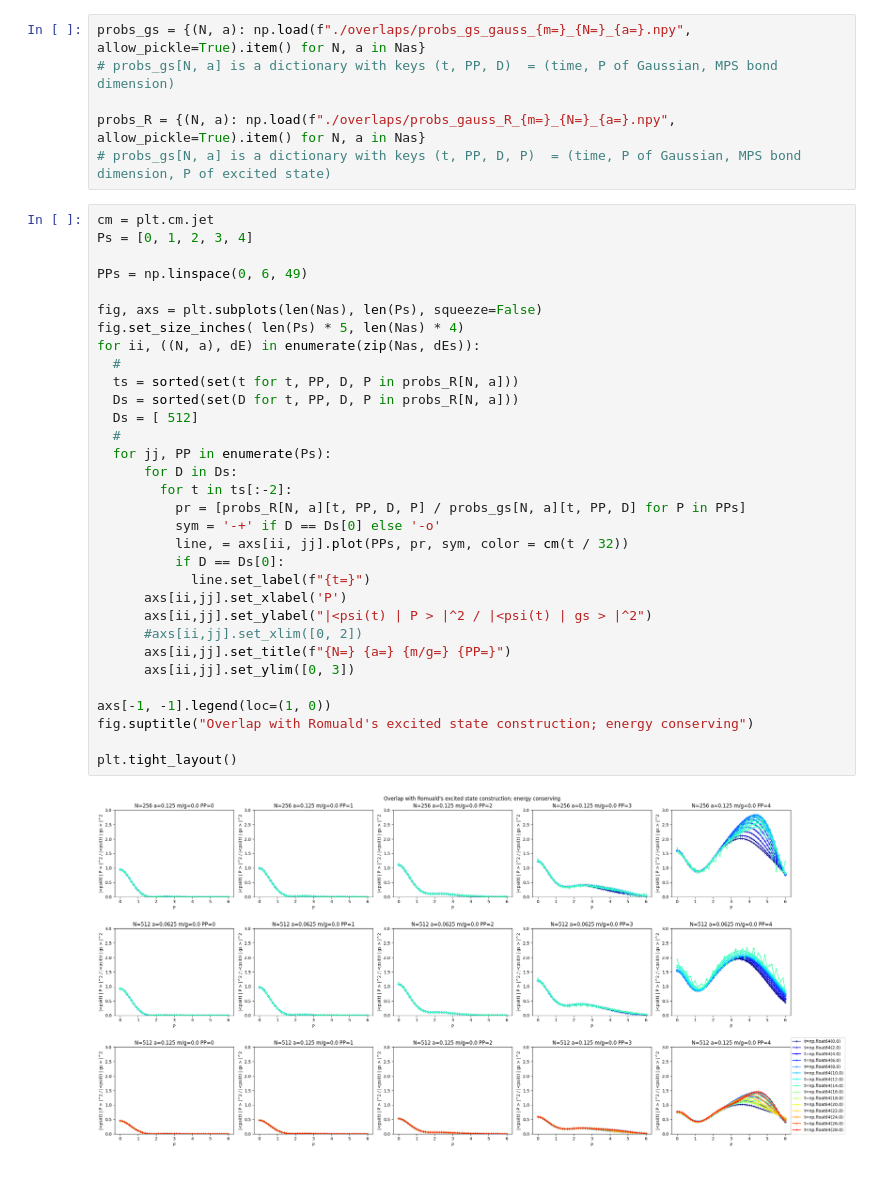
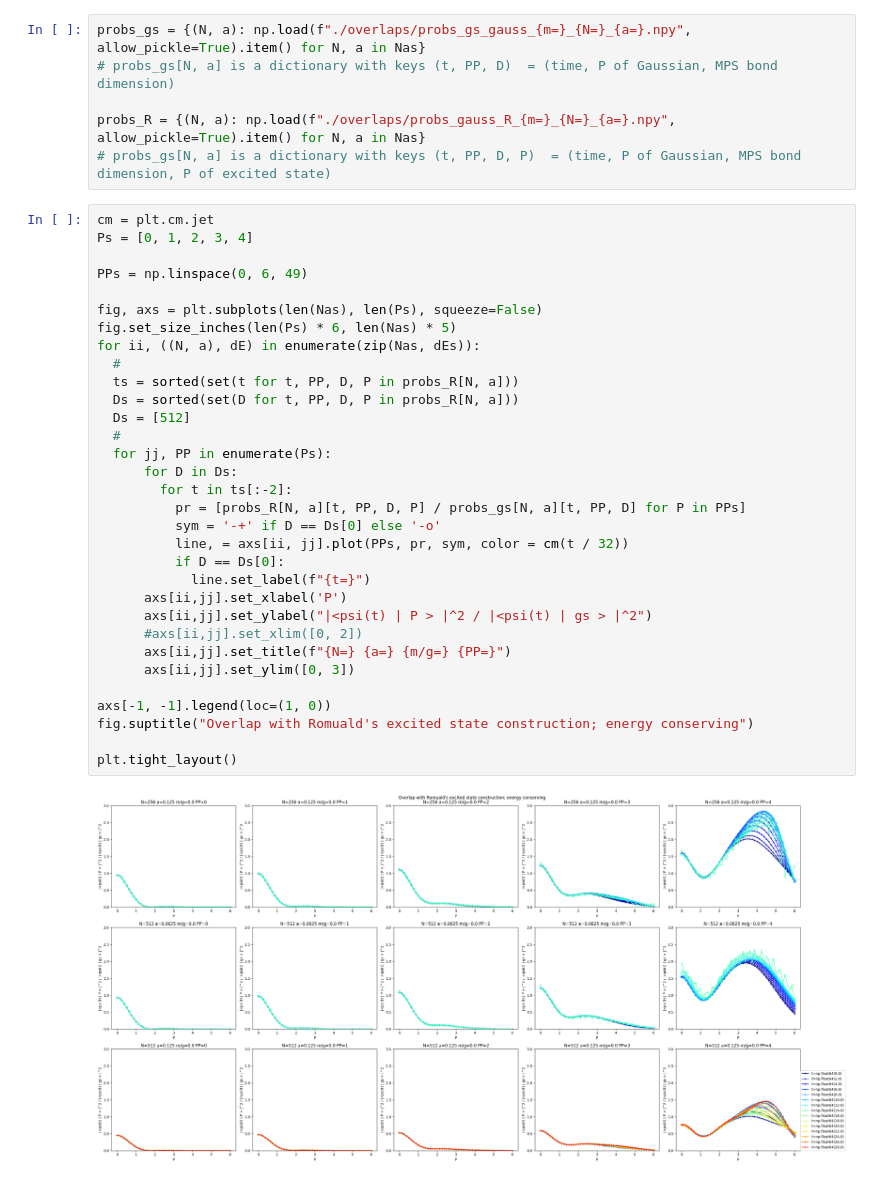
Before and after one commit to marekrams/pdf, a Jupyter notebook: multiplicity_gauss_m=0_view_rerun.ipynb, the cells around one changed output. Cells and saved outputs as stored; diff of their text form.

```diff
--- a/multiplicity_gauss_m=0_view_rerun.ipynb
+++ b/multiplicity_gauss_m=0_view_rerun.ipynb
@@ -26,34 +26,34 @@ probs_R = {(N, a): np.load(f"./overlaps/probs_gauss_R_{m=}_{N=}_{a=}.npy", allow
 cm = plt.cm.jet
 Ps = [0, 1, 2, 3, 4]
 
 PPs = np.linspace(0, 6, 49)
 
 fig, axs = plt.subplots(len(Nas), len(Ps), squeeze=False)
-fig.set_size_inches( len(Ps) * 5, len(Nas) * 4)
+fig.set_size_inches(len(Ps) * 6, len(Nas) * 5)
 for ii, ((N, a), dE) in enumerate(zip(Nas, dEs)):
   #
   ts = sorted(set(t for t, PP, D, P in probs_R[N, a]))
   Ds = sorted(set(D for t, PP, D, P in probs_R[N, a]))
-  Ds = [ 512]
+  Ds = [512]
   #
   for jj, PP in enumerate(Ps):
       for D in Ds:
         for t in ts[:-2]:
           pr = [probs_R[N, a][t, PP, D, P] / probs_gs[N, a][t, PP, D] for P in PPs]
           sym = '-+' if D == Ds[0] else '-o'
           line, = axs[ii, jj].plot(PPs, pr, sym, color = cm(t / 32))
           if D == Ds[0]:
             line.set_label(f"{t=}")
       axs[ii,jj].set_xlabel('P')
       axs[ii,jj].set_ylabel("|<psi(t) | P > |^2 / |<psi(t) | gs > |^2")
       #axs[ii,jj].set_xlim([0, 2])
       axs[ii,jj].set_title(f"{N=} {a=} {m/g=} {PP=}")
       axs[ii,jj].set_ylim([0, 3])
 
 axs[-1, -1].legend(loc=(1, 0))
 fig.suptitle("Overlap with Romuald's excited state construction; energy conserving")
 
 plt.tight_layout()
 # %% [output]
-[figure, old version]
+[figure, new version]
 # %%
```
Also changed, not shown: parts of 4 cells of this notebook, 8 other files.
